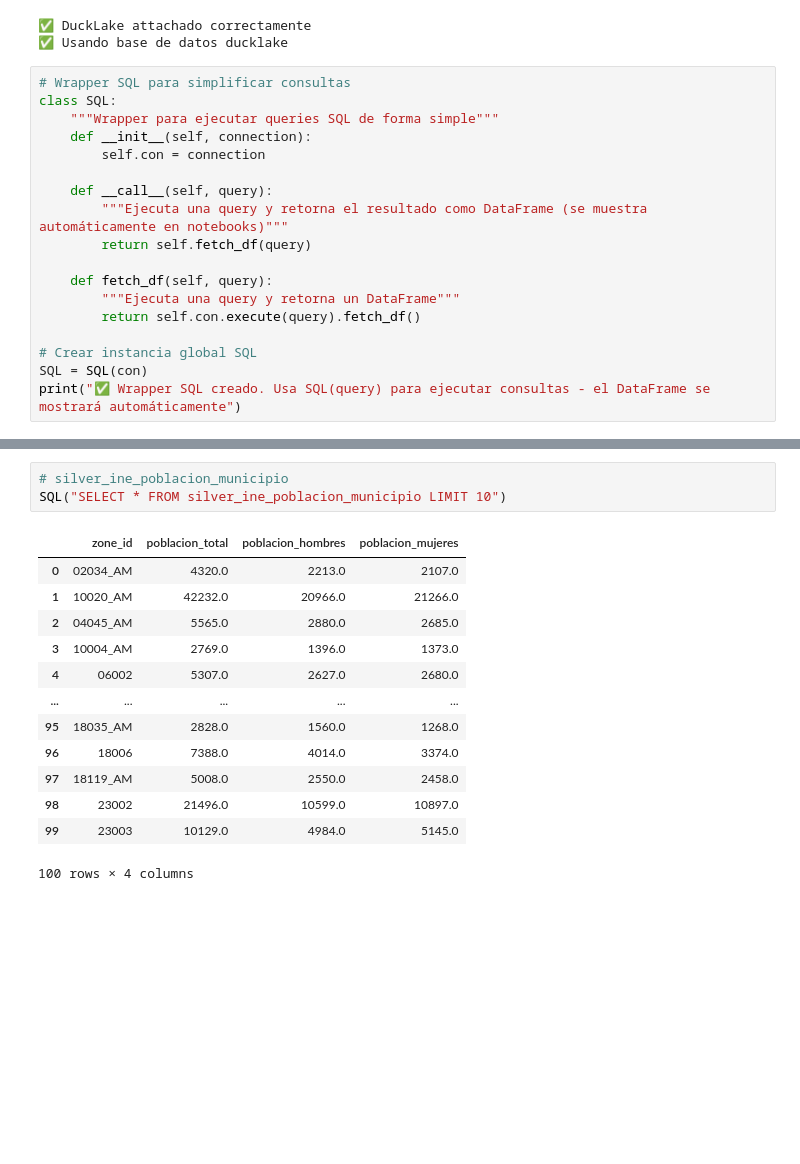
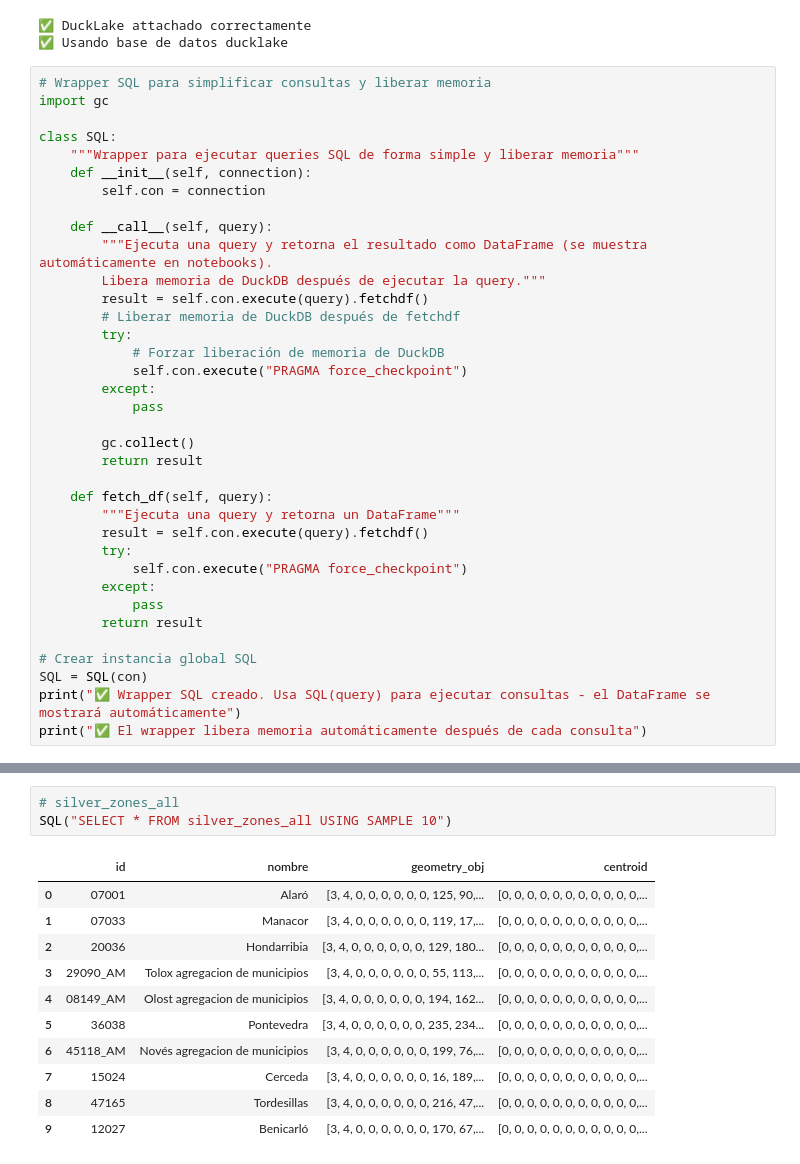
Before and after one commit to bgramaje/muceim-airflow, a Jupyter notebook: notebooks/queries.ipynb, the cells around one changed output, grey strips where cells are left out. Saved outputs shown, nothing was run; the diff lists cells and outputs as text; blank space fills up the shorter version.

```diff
--- a/notebooks/queries.ipynb
+++ b/notebooks/queries.ipynb
@@ -99,22 +99,40 @@ print("✅ Usando base de datos ducklake")
 ✅ DuckLake attachado correctamente
 ✅ Usando base de datos ducklake
 # %%
-# Wrapper SQL para simplificar consultas
+# Wrapper SQL para simplificar consultas y liberar memoria
+import gc
+
 class SQL:
-    """Wrapper para ejecutar queries SQL de forma simple"""
+    """Wrapper para ejecutar queries SQL de forma simple y liberar memoria"""
     def __init__(self, connection):
         self.con = connection
 
     def __call__(self, query):
-        """Ejecuta una query y retorna el resultado como DataFrame (se muestra automáticamente en notebooks)"""
-        return self.fetch_df(query)
+        """Ejecuta una query y retorna el resultado como DataFrame (se muestra automáticamente en notebooks).
+        Libera memoria de DuckDB después de ejecutar la query."""
+        result = self.con.execute(query).fetchdf()
+        # Liberar memoria de DuckDB después de fetchdf
+        try:
+            # Forzar liberación de memoria de DuckDB
+            self.con.execute("PRAGMA force_checkpoint")
+        except:
+            pass
+
+        gc.collect()
+        return result
 
     def fetch_df(self, query):
         """Ejecuta una query y retorna un DataFrame"""
-        return self.con.execute(query).fetch_df()
+        result = self.con.execute(query).fetchdf()
+        try:
+            self.con.execute("PRAGMA force_checkpoint")
+        except:
+            pass
+        return result
 
 # Crear instancia global SQL
 SQL = SQL(con)
 print("✅ Wrapper SQL creado. Usa SQL(query) para ejecutar consultas - el DataFrame se mostrará automáticamente")
+print("✅ El wrapper libera memoria automáticamente después de cada consulta")
 # %% [output]
 ✅ Wrapper SQL creado. Usa SQL(query) para ejecutar consultas - el DataFrame se mostrará automáticamente
@@ -284,17 +324,15 @@ LINE 1: SELECT * FROM silver_ine_empresas_municipio LIMIT 10
 # %%
-# silver_ine_poblacion_municipio
-SQL("SELECT * FROM silver_ine_poblacion_municipio LIMIT 10")
+# silver_zones_all
+SQL("SELECT * FROM silver_zones_all USING SAMPLE 10")
 # %% [output]
-|  | zone_id | poblacion_total | poblacion_hombres | poblacion_mujeres |
-| 0 | 02034_AM | 4320.0 | 2213.0 | 2107.0 |
-| 1 | 10020_AM | 42232.0 | 20966.0 | 21266.0 |
-| 2 | 04045_AM | 5565.0 | 2880.0 | 2685.0 |
-| 3 | 10004_AM | 2769.0 | 1396.0 | 1373.0 |
-| 4 | 06002 | 5307.0 | 2627.0 | 2680.0 |
-| ... | ... | ... | ... | ... |
-| 95 | 18035_AM | 2828.0 | 1560.0 | 1268.0 |
-| 96 | 18006 | 7388.0 | 4014.0 | 3374.0 |
-| 97 | 18119_AM | 5008.0 | 2550.0 | 2458.0 |
-| 98 | 23002 | 21496.0 | 10599.0 | 10897.0 |
-| 99 | 23003 | 10129.0 | 4984.0 | 5145.0 |
+|  | id | nombre | geometry_obj | centroid |
+| 0 | 07001 | Alaró | [3, 4, 0, 0, 0, 0, 0, 0, 125, 90,... | [0, 0, 0, 0, 0, 0, 0, 0, 0, 0, 0,... |
+| 1 | 07033 | Manacor | [3, 4, 0, 0, 0, 0, 0, 0, 119, 17,... | [0, 0, 0, 0, 0, 0, 0, 0, 0, 0, 0,... |
+| 2 | 20036 | Hondarribia | [3, 4, 0, 0, 0, 0, 0, 0, 129, 180... | [0, 0, 0, 0, 0, 0, 0, 0, 0, 0, 0,... |
+| 3 | 29090_AM | Tolox agregacion de municipios | [3, 4, 0, 0, 0, 0, 0, 0, 55, 113,... | [0, 0, 0, 0, 0, 0, 0, 0, 0, 0, 0,... |
+| 4 | 08149_AM | Olost agregacion de municipios | [3, 4, 0, 0, 0, 0, 0, 0, 194, 162... | [0, 0, 0, 0, 0, 0, 0, 0, 0, 0, 0,... |
+| 5 | 36038 | Pontevedra | [3, 4, 0, 0, 0, 0, 0, 0, 235, 234... | [0, 0, 0, 0, 0, 0, 0, 0, 0, 0, 0,... |
+| 6 | 45118_AM | Novés agregacion de municipios | [3, 4, 0, 0, 0, 0, 0, 0, 199, 76,... | [0, 0, 0, 0, 0, 0, 0, 0, 0, 0, 0,... |
+| 7 | 15024 | Cerceda | [3, 4, 0, 0, 0, 0, 0, 0, 16, 189,... | [0, 0, 0, 0, 0, 0, 0, 0, 0, 0, 0,... |
+| 8 | 47165 | Tordesillas | [3, 4, 0, 0, 0, 0, 0, 0, 216, 47,... | [0, 0, 0, 0, 0, 0, 0, 0, 0, 0, 0,... |
+| 9 | 12027 | Benicarló | [3, 4, 0, 0, 0, 0, 0, 0, 170, 67,... | [0, 0, 0, 0, 0, 0, 0, 0, 0, 0, 0,... |
-100 rows × 4 columns
```
Also changed, not shown: parts of 19 cells of this notebook, 15 other files.
